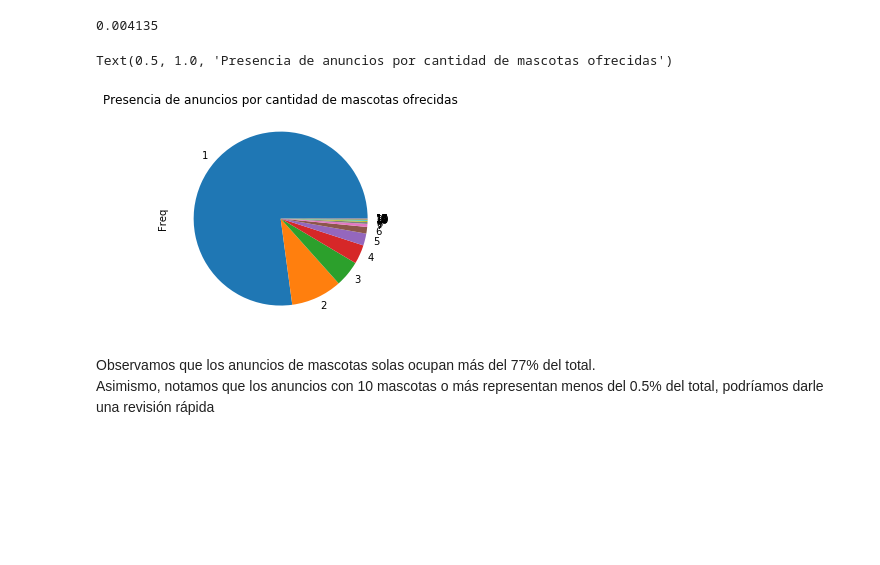
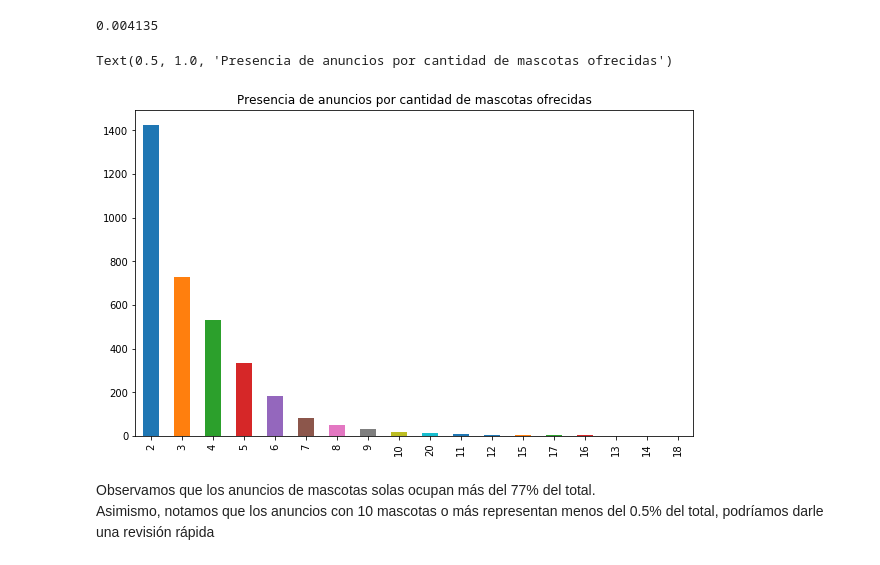
Before and after one commit to vhgiron-u/pets, a Jupyter notebook: Exploracion Costos Geo.ipynb, the cells around one changed output. Drawn from its saved outputs; the diff is of its cells as text; code cells hidden in the pictures; blank space fills up the shorter version.

Commit message:
Se agregan nuevos graficos de proporcion para facilitar visualizacion

```diff
--- a/Exploracion Victor.ipynb
+++ b/Exploracion Costos Geo.ipynb
@@ -117,11 +117,12 @@ df_quantcum
 0.004135
 # %%
 #ax = df_quantcum[df_quantcum.Freq > 100]['Freq'].plot.pie()
-ax = df_quantcum['Freq'].plot.pie()
+
+ax = df_quantcum['Freq'].iloc[1:].plot.bar(figsize=(10, 6))
 ax.set_title("Presencia de anuncios por cantidad de mascotas ofrecidas")
 # %% [output]
 Text(0.5, 1.0, 'Presencia de anuncios por cantidad de mascotas ofrecidas')
-[figure, old version]
+[figure, new version]
 # %%
 #se observa que el grupo mayoritario es el de anuncios con 1 mascota
 #luego separaremos en dos grupos menores: anuncios con 2 o 3 mascotas y
```
Also changed, not shown: parts of 35 cells of this notebook.
